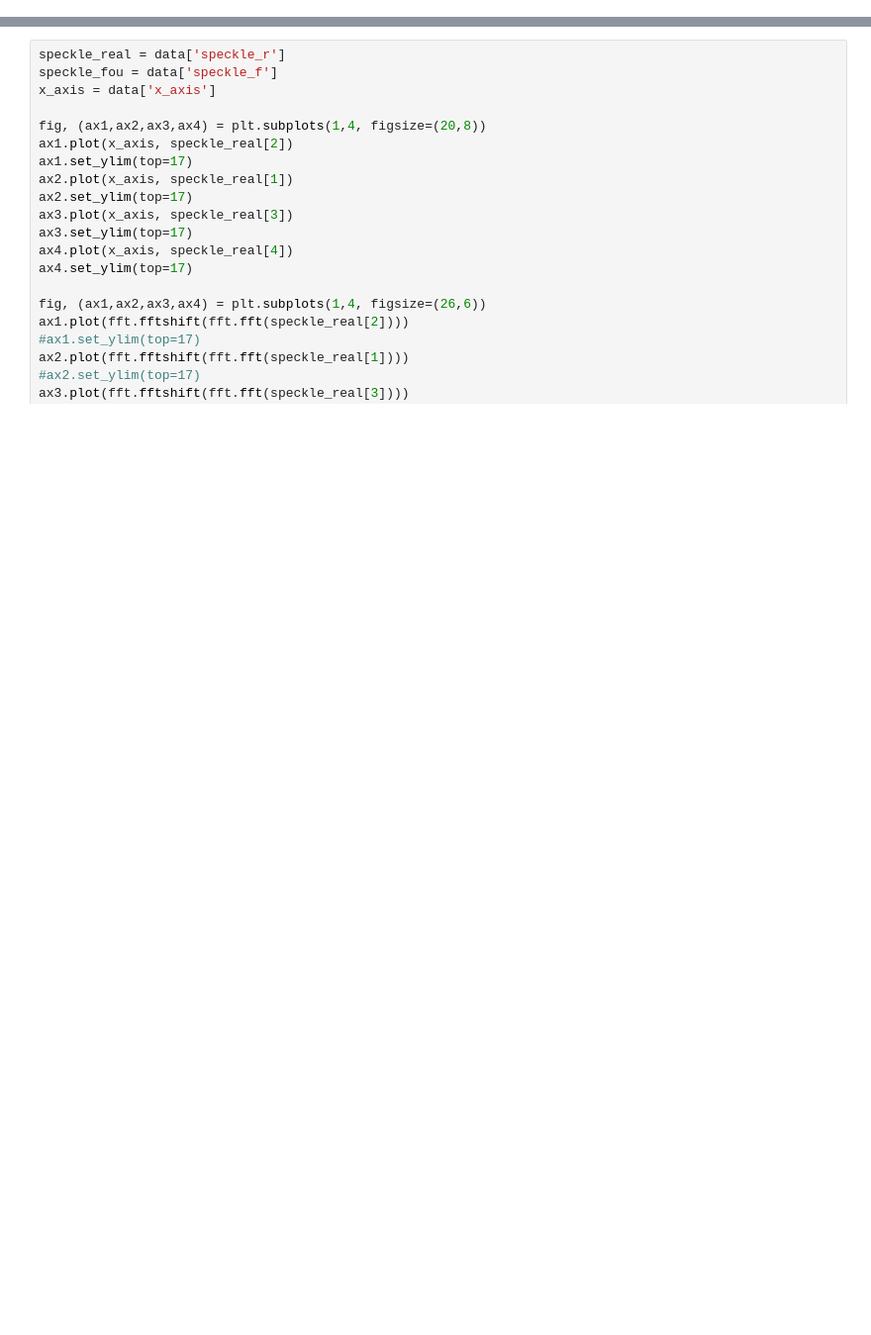
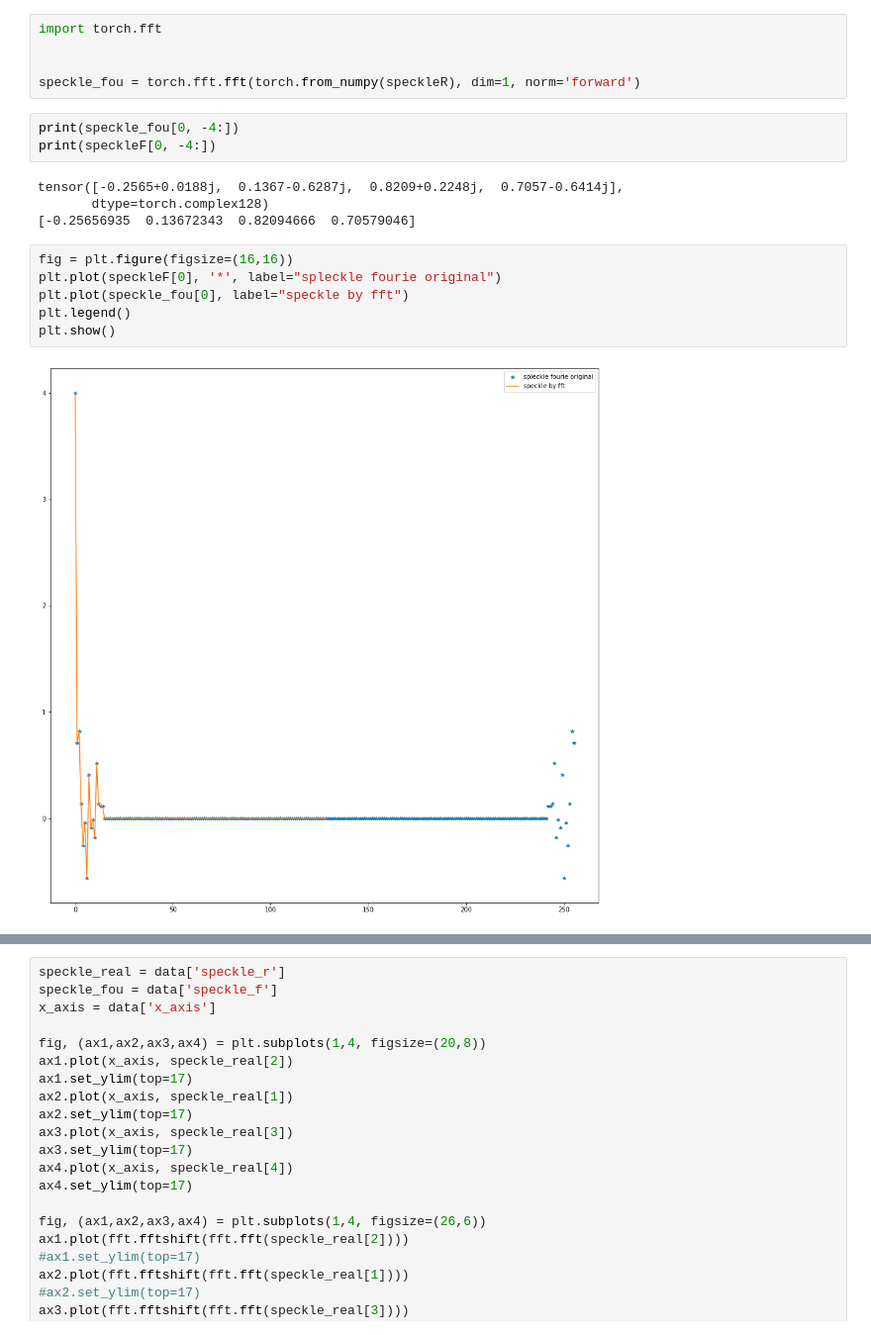
Before and after one commit to gscriva/dlai-project, a Jupyter notebook: readdata.ipynb, the cells around one changed output, grey strips where cells are left out. Shown at 99% size. Cells and saved outputs as stored; diff of their text form; blank space fills up the shorter version.

```diff
--- a/readdata.ipynb
+++ b/readdata.ipynb
@@ -72,0 +101,20 @@ print(len(speckle_fou), speckle_fou[0].shape)
+# %%
+import torch.fft
+
+
+speckle_fou = torch.fft.fft(torch.from_numpy(speckleR), dim=1, norm='forward')
+# %%
+print(speckle_fou[0, -4:])
+print(speckleF[0, -4:])
+# %% [output]
+tensor([-0.2565+0.0188j,  0.1367-0.6287j,  0.8209+0.2248j,  0.7057-0.6414j],
+       dtype=torch.complex128)
+[-0.25656935  0.13672343  0.82094666  0.70579046]
+# %%
+fig = plt.figure(figsize=(16,16))
+plt.plot(speckleF[0], '*', label="spleckle fourie original")
+plt.plot(speckle_fou[0], label="speckle by fft")
+plt.legend()
+plt.show()
+# %% [output]
+[figure, added]
```
Also changed, not shown: parts of 23 cells of this notebook.
